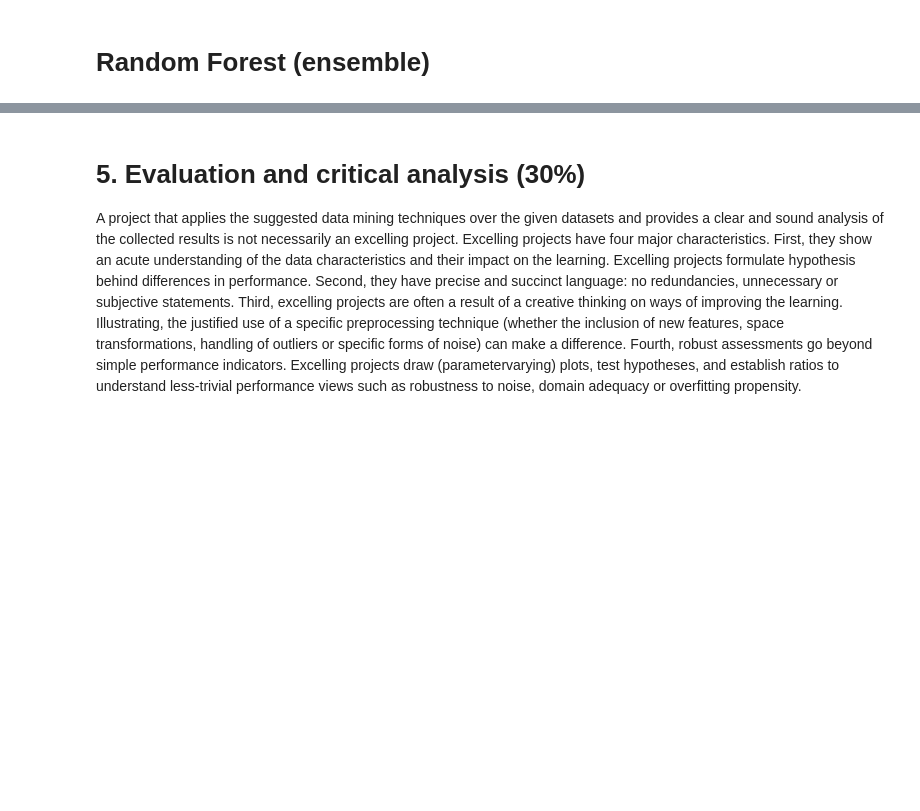
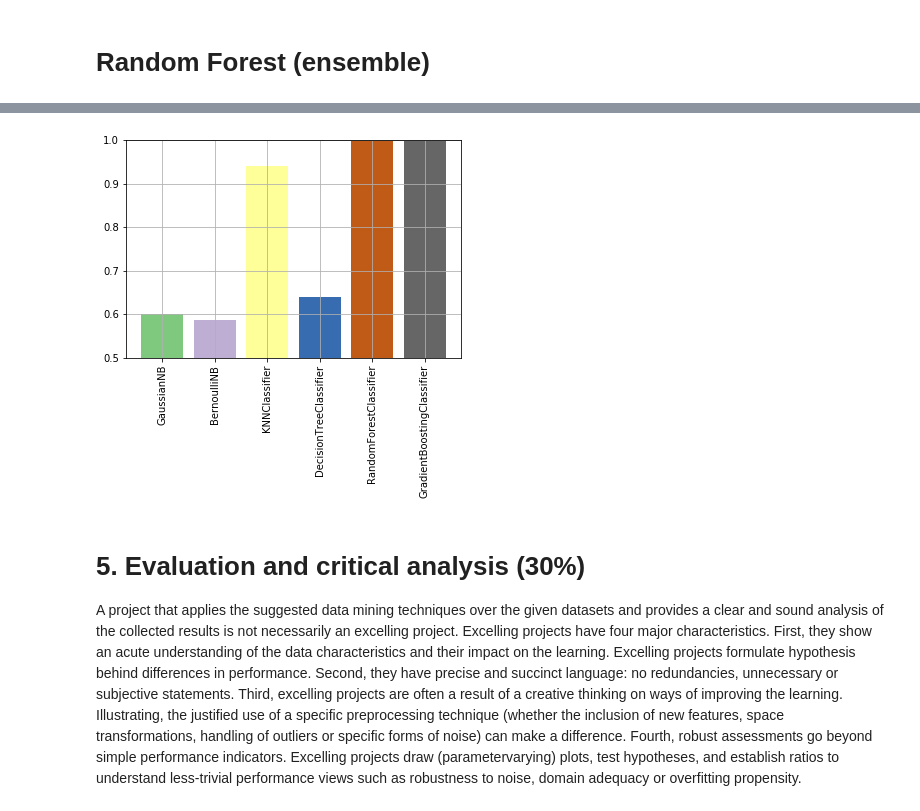
Before and after one commit to mskl/ist-mi-cdadosi7, a Jupyter notebook: project/Roos_poject_Forest.ipynb, the cells around one changed output, grey strips where cells are left out. Saved outputs shown, nothing was run; the diff lists cells and outputs as text; code cells hidden in the pictures; blank space fills up the shorter version.

```diff
--- a/project/Roos_poject_Forest.ipynb
+++ b/project/Roos_poject_Forest.ipynb
@@ -323,5 +354,6 @@ knn.fit(X_train, y_train)
 y_pred = knn.predict(X_test)
 cnf_mtx_knn = metrics.confusion_matrix(y_test, y_pred, labels)
 print(cnf_mtx_knn)
-print(knn.score(X_train, y_train))
+results["KNNClassifier"] = knn.score(X_train, y_train)
+print(results["KNNClassifier"])
 # %% [output]
@@ -409,0 +520,8 @@ AttributeError: 'NoneType' object has no attribute 'create_png'
+# %%
+gb = GradientBoostingClassifier(n_estimators=5, max_depth=25, max_features='sqrt')
+gb.fit(X_train, y_train)
+y_pred = gb.predict(X_test)
+cnf_mtx_gb = metrics.confusion_matrix(y_test, y_pred, labels)
+print(cnf_mtx_gb)
+results["GradientBoostingClassifier"] = rf.score(X_train, y_train)
+print(results["GradientBoostingClassifier"])
@@ -410,3 +537,13 @@ AttributeError: 'NoneType' object has no attribute 'create_png'
+# %%
+cm = matplotlib.cm.get_cmap("Accent")
+
+plt.ylim(bottom=0.50, top=1)
+plt.bar(range(len(results)), list(results.values()), align='center', color=cm(np.linspace(0, 1, len(results))))
+plt.xticks(range(len(results)), list(results.keys()), rotation="vertical")
+plt.grid()
+plt.show()
+# %% [output]
+[figure, added]
 # %% [markdown]
 # 5. Evaluation and critical analysis (30%)
 A project that applies the suggested data mining techniques over the given datasets and provides a clear
```
Also changed, not shown: parts of 26 cells of this notebook.
